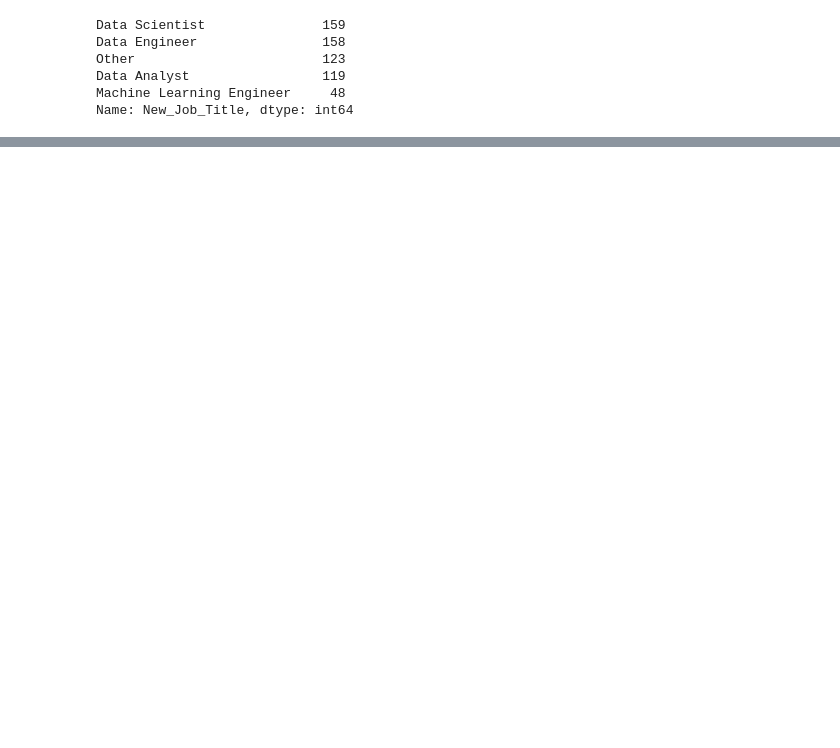
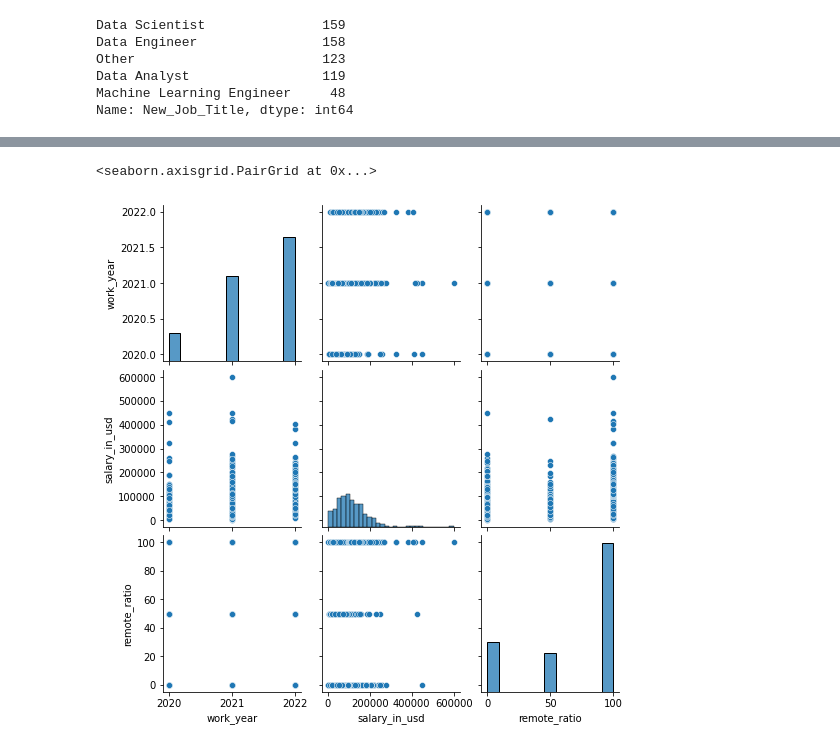
Before and after one commit to AmberNJacob/FinalProject, a Jupyter notebook: Code/Kaggle.ipynb, the cells around one changed output, grey strips where cells are left out. Cells and saved outputs as stored; diff of their text form; code cells hidden in the pictures; blank space fills up the shorter version.

```diff
--- a/Code/Kaggle.ipynb
+++ b/Code/Kaggle.ipynb
@@ -228,0 +238,6 @@ Name: New_Job_Title, dtype: int64
+# %%
+#Pairplot
+sns.pairplot(df)
+# %% [output]
+<seaborn.axisgrid.PairGrid at 0x...>
+[figure, added]
```
Also changed, not shown: parts of 8 cells of this notebook, 2 other files.
